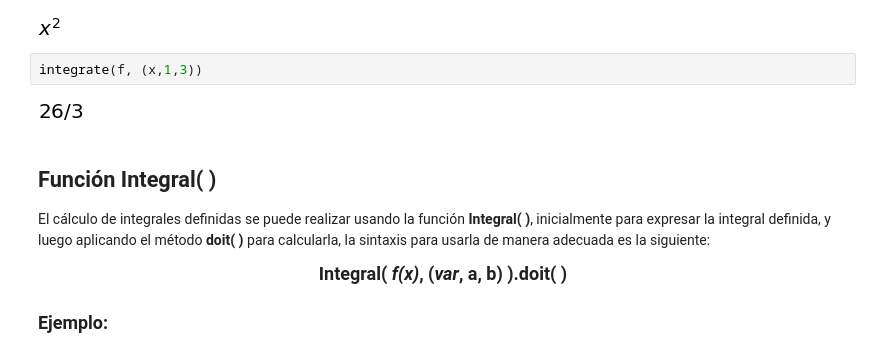
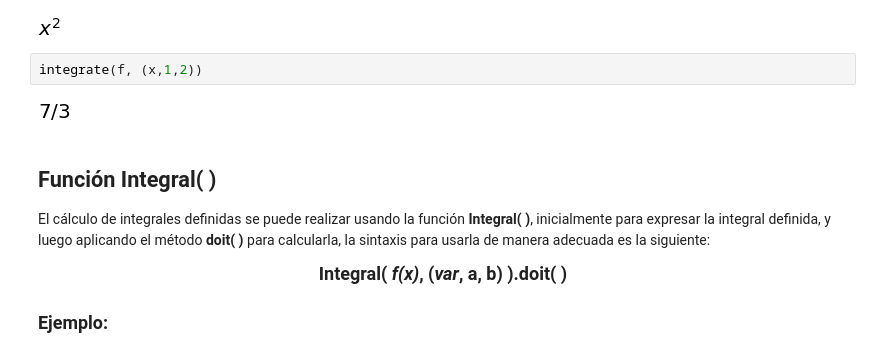
Before and after one commit to Santiago44mendez/ALGEBRA-LINEAL-CON-PYTHON, a Jupyter notebook: Cálculo_integral_con_Python_Integrales_indefinidas,_definidas_y_teorema_fundamental_del_cálculo_.ipynb, the cells around one changed output. Cells and saved outputs as stored; diff of their text form.

```diff
--- a/Cálculo_integral_con_Python_Integrales_indefinidas,_definidas_y_teorema_fundamental_del_cálculo_.ipynb
+++ b/Cálculo_integral_con_Python_Integrales_indefinidas,_definidas_y_teorema_fundamental_del_cálculo_.ipynb
@@ -85,9 +87,9 @@ f
 # %% [output]
 [figure]
 # %%
-integrate(f, (x,1,3))
+integrate(f, (x,1,2))
 # %% [output]
-[figure, old version]
+[figure, new version]
 # %% [markdown]
 ##  **Función Integral( )**
 
```
Also changed, not shown: parts of 18 cells of this notebook.
